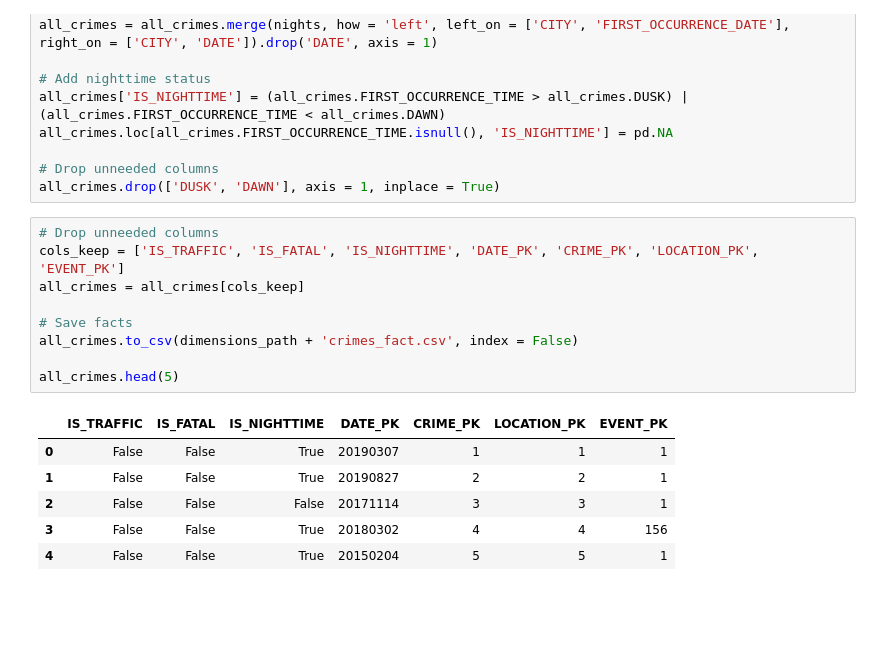
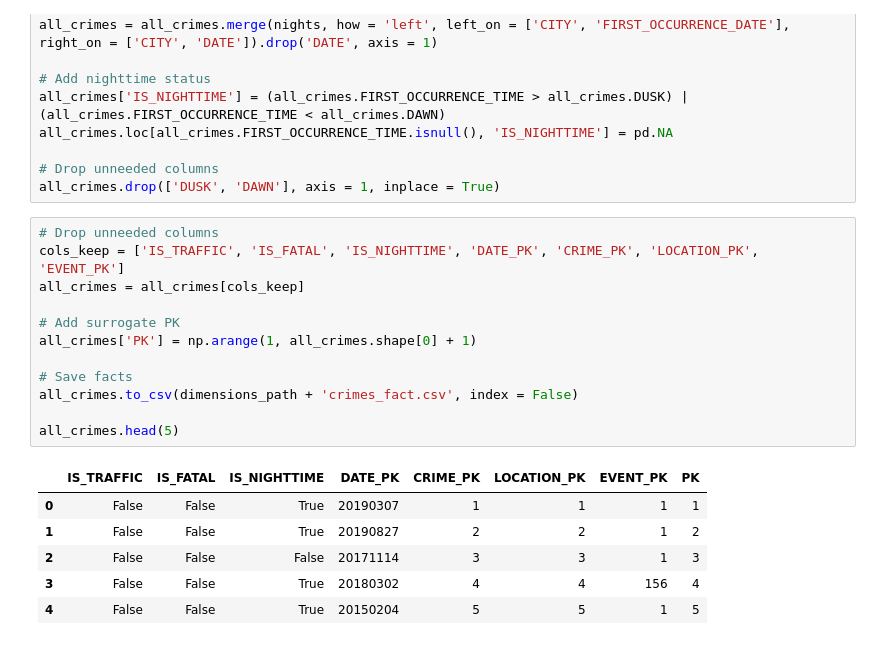
Before and after one commit to Quang-Vinh/Crime-Data-Mart, a Jupyter notebook: 2 - Data Staging/Dimensional Model.ipynb, the cells around one changed output. Drawn from its saved outputs; the diff is of its cells as text; blank space fills up the shorter version.

Commit message:
Added surrogate key to fact table - duplicate data

```diff
--- a/2 - Data Staging/Dimensional Model.ipynb
+++ b/2 - Data Staging/Dimensional Model.ipynb
@@ -339,16 +339,19 @@ all_crimes.drop(['DUSK', 'DAWN'], axis = 1, inplace = True)
 # %%
 # Drop unneeded columns
 cols_keep = ['IS_TRAFFIC', 'IS_FATAL', 'IS_NIGHTTIME', 'DATE_PK', 'CRIME_PK', 'LOCATION_PK', 'EVENT_PK']
 all_crimes = all_crimes[cols_keep]
 
+# Add surrogate PK
+all_crimes['PK'] = np.arange(1, all_crimes.shape[0] + 1)
+
 # Save facts
 all_crimes.to_csv(dimensions_path + 'crimes_fact.csv', index = False)
 
 all_crimes.head(5)
 # %% [output]
-|  | IS_TRAFFIC | IS_FATAL | IS_NIGHTTIME | DATE_PK | CRIME_PK | LOCATION_PK | EVENT_PK |
-| 0 | False | False | True | 20190307 | 1 | 1 | 1 |
-| 1 | False | False | True | 20190827 | 2 | 2 | 1 |
-| 2 | False | False | False | 20171114 | 3 | 3 | 1 |
-| 3 | False | False | True | 20180302 | 4 | 4 | 156 |
-| 4 | False | False | True | 20150204 | 5 | 5 | 1 |
+|  | IS_TRAFFIC | IS_FATAL | IS_NIGHTTIME | DATE_PK | CRIME_PK | LOCATION_PK | EVENT_PK | PK |
+| 0 | False | False | True | 20190307 | 1 | 1 | 1 | 1 |
+| 1 | False | False | True | 20190827 | 2 | 2 | 1 | 2 |
+| 2 | False | False | False | 20171114 | 3 | 3 | 1 | 3 |
+| 3 | False | False | True | 20180302 | 4 | 4 | 156 | 4 |
+| 4 | False | False | True | 20150204 | 5 | 5 | 1 | 5 |
```
Also changed, not shown: 5 other files.
